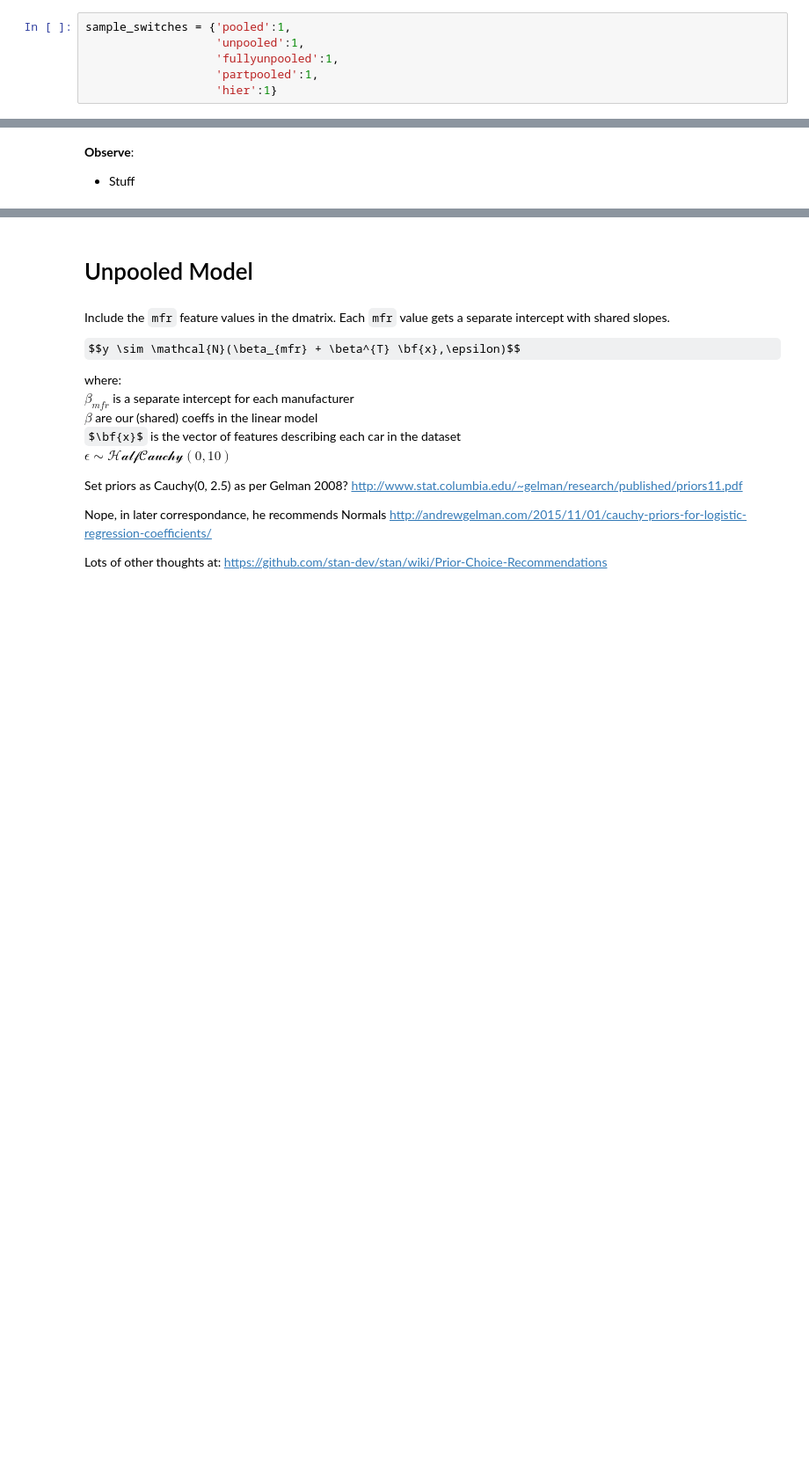
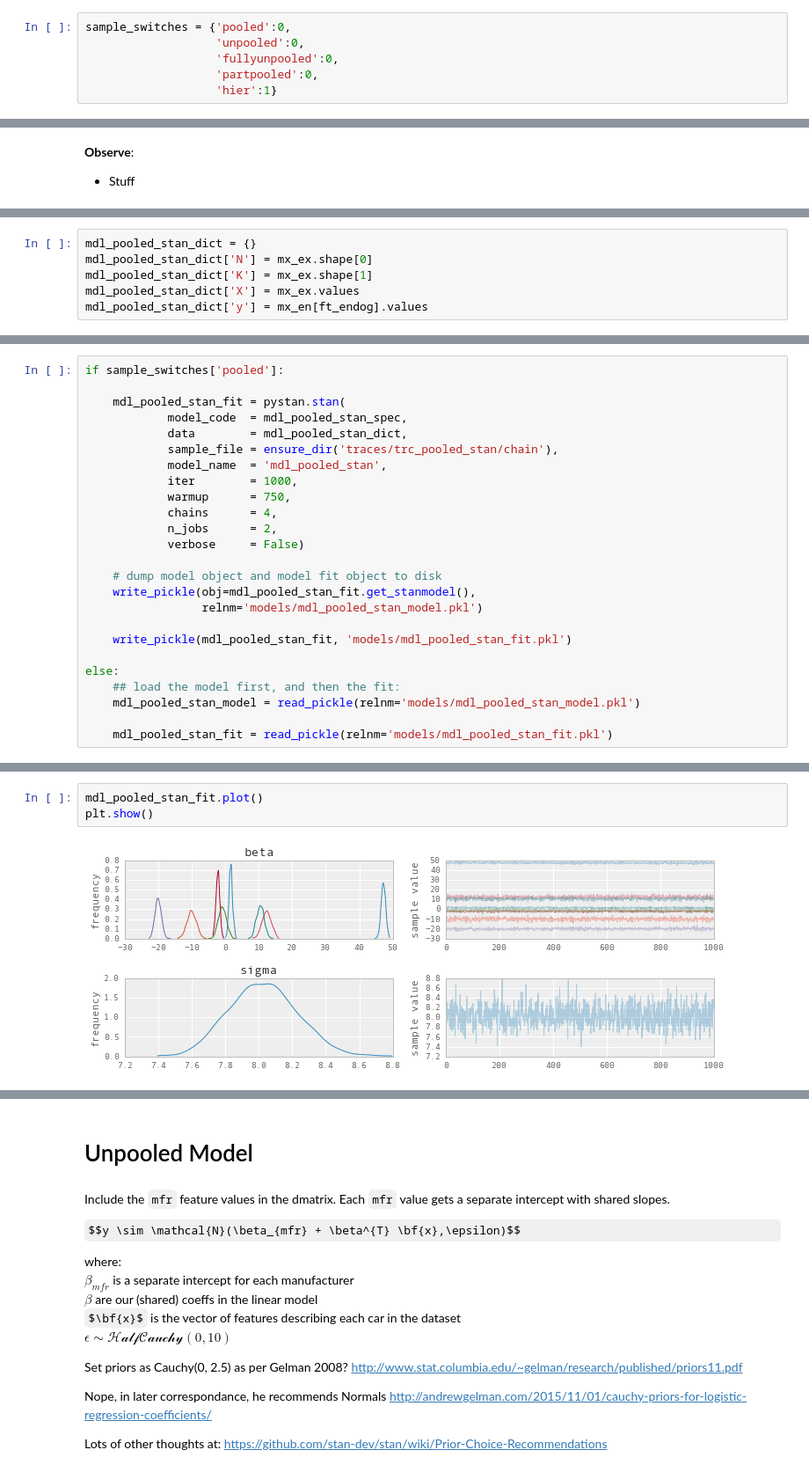
Before and after one commit to jonsedar/pymc3_vs_pystan, a Jupyter notebook: 40_HierarchicalLinearRegression.ipynb, the cells around one changed output, grey strips where cells are left out. Shown at 88% size. Drawn from its saved outputs; the diff is of its cells as text; some formulas as TeX source; blank space fills up the shorter version.

```diff
--- a/40_HierarchicalLinearRegression.ipynb
+++ b/40_HierarchicalLinearRegression.ipynb
@@ -111,10 +122,10 @@ PyStan: 2.9.0.0
 # %% [markdown]
 ##### Set switches for run-all convenience
 # %%
-sample_switches = {'pooled':1,
-                   'unpooled':1,
-                   'fullyunpooled':1,
-                   'partpooled':1,
+sample_switches = {'pooled':0,
+                   'unpooled':0,
+                   'fullyunpooled':0,
+                   'partpooled':0,
                    'hier':1}
 # %% [markdown]
 ## Local Functions
@@ -387,0 +420,6 @@ plot_traces_pymc(trc_pooled_pymc[-1000:], varnames=rvs_pooled)
+# %%
+mdl_pooled_stan_dict = {}
+mdl_pooled_stan_dict['N'] = mx_ex.shape[0]
+mdl_pooled_stan_dict['K'] = mx_ex.shape[1]
+mdl_pooled_stan_dict['X'] = mx_ex.values
+mdl_pooled_stan_dict['y'] = mx_en[ft_endog].values
@@ -387,0 +428,25 @@ plot_traces_pymc(trc_pooled_pymc[-1000:], varnames=rvs_pooled)
+# %%
+if sample_switches['pooled']:
+
+    mdl_pooled_stan_fit = pystan.stan(
+            model_code  = mdl_pooled_stan_spec,
+            data        = mdl_pooled_stan_dict,
+            sample_file = ensure_dir('traces/trc_pooled_stan/chain'),
+            model_name  = 'mdl_pooled_stan',
+            iter        = 1000,
+            warmup      = 750,
+            chains      = 4,
+            n_jobs      = 2,
+            verbose     = False)
+
+    # dump model object and model fit object to disk
+    write_pickle(obj=mdl_pooled_stan_fit.get_stanmodel(),
+                 relnm='models/mdl_pooled_stan_model.pkl')
+
+    write_pickle(mdl_pooled_stan_fit, 'models/mdl_pooled_stan_fit.pkl')
+
+else:
+    ## load the model first, and then the fit:
+    mdl_pooled_stan_model = read_pickle(relnm='models/mdl_pooled_stan_model.pkl')
+
+    mdl_pooled_stan_fit = read_pickle(relnm='models/mdl_pooled_stan_fit.pkl')
@@ -388,2 +479,7 @@ plot_traces_pymc(trc_pooled_pymc[-1000:], varnames=rvs_pooled)
+# %%
+mdl_pooled_stan_fit.plot()
+plt.show()
+# %% [output]
+[figure, added]
 # %% [markdown]
 ---
```
Also changed, not shown: parts of 85 cells of this notebook, 5 other files.
